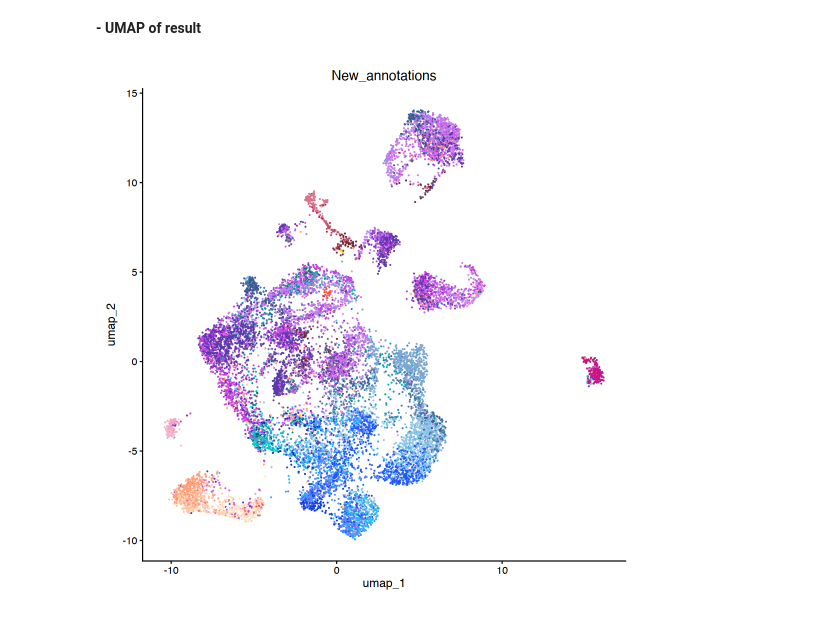
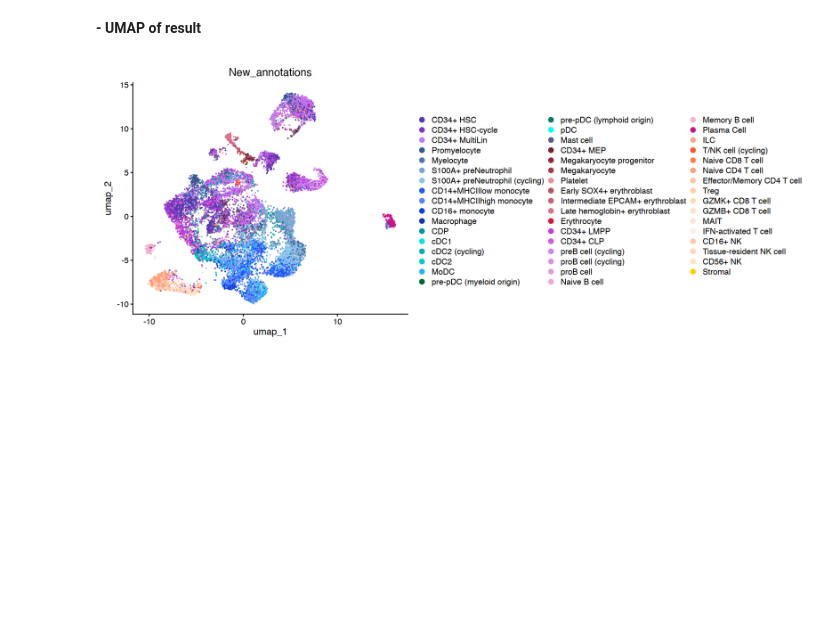
Before and after one commit to lavalleelab/ANN-CAST, a Jupyter notebook: Classifier_R.ipynb, the cells around one changed output. Cells and saved outputs as stored; diff of their text form; code cells hidden in the pictures; blank space fills up the shorter version.

```diff
--- a/Classifier_R.ipynb
+++ b/Classifier_R.ipynb
@@ -159,7 +154,7 @@ GalenFull <- classification(GalenFull,features,model)
 <b>- UMAP of result
 # %%
 GalenFull@meta.data$'New_annotations' <- factor(GalenFull@meta.data$'New_annotations', levels=color_mix$keys)
-options(repr.plot.height =9, repr.plot.width=9)
-DimPlot(GalenFull, reduction = 'umap', group.by = 'New_annotations', cols = color_palette, pt.size = 0.1,  label =F,na.value = 'lightgrey',repel = TRUE, raster=FALSE)+ NoLegend() #
+options(repr.plot.height =6, repr.plot.width=15)
+DimPlot(GalenFull, reduction = 'umap', group.by = 'New_annotations', cols = color_palette, pt.size = 0.1,  label =F,na.value = 'lightgrey',repel = TRUE, raster=FALSE)
 # %% [output]
-[figure, old version]
+[figure, new version]
```
Also changed, not shown: parts of 8 cells of this notebook.
